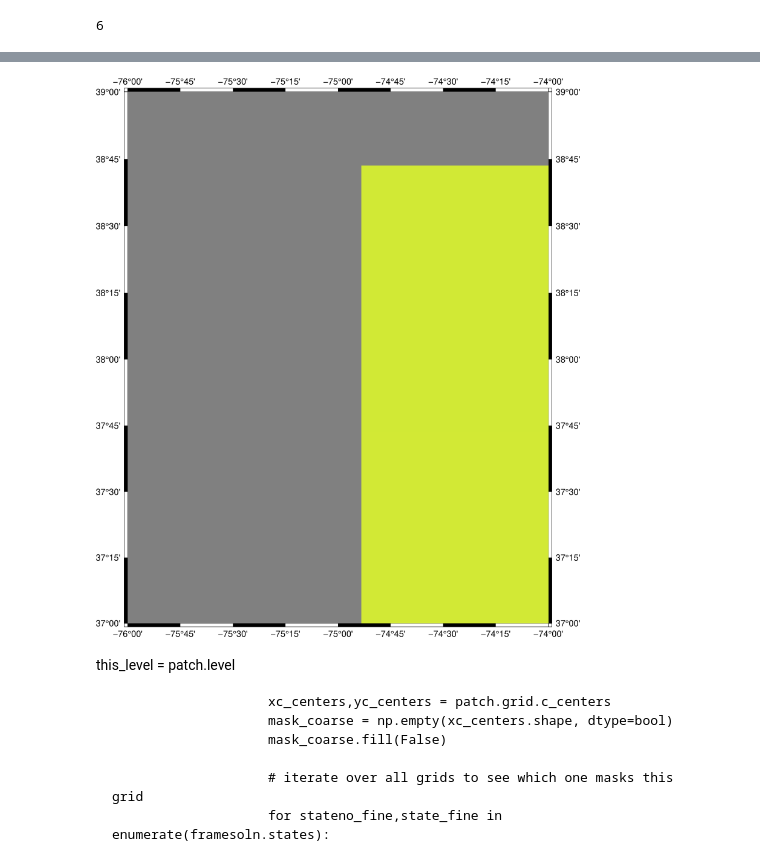
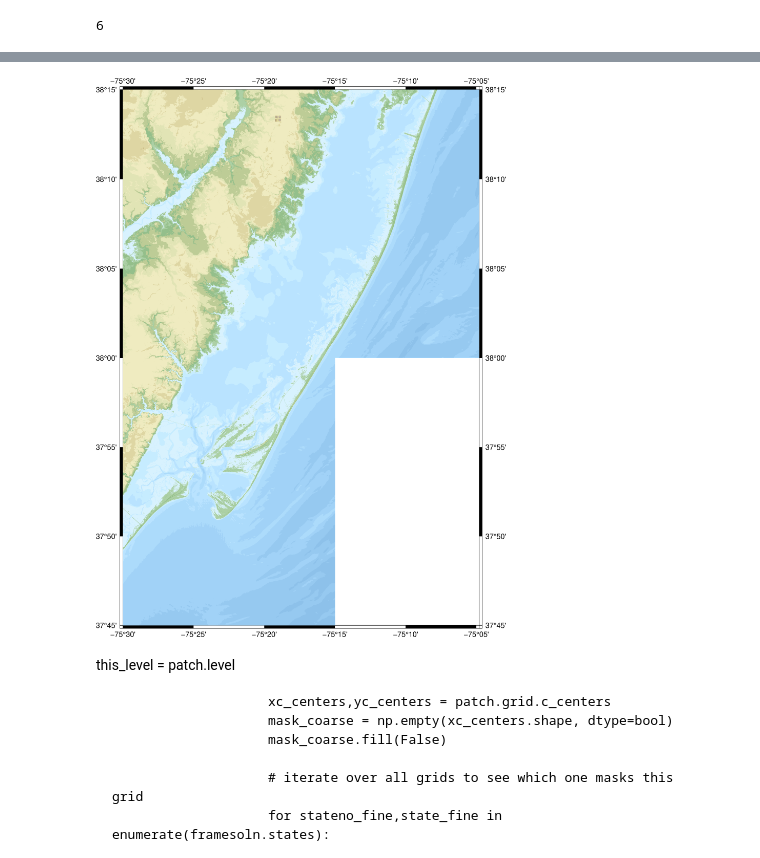
Before and after one commit to cjeffr/BarrierIslandBreachv1, a Jupyter notebook: fort.q_plotting.ipynb, the cells around one changed output, grey strips where cells are left out. Drawn from its saved outputs; the diff is of its cells as text; code cells hidden in the pictures.

```diff
--- a/fort.q_plotting.ipynb
+++ b/fort.q_plotting.ipynb
@@ -1,13 +0,0 @@
-# %%
-from IPython.core.display import display, HTML
-display(HTML("<style>.container { width:95% !important; }</style>"))
-%pylab inline
-pylab.rcParams['figure.figsize'] = (15.0, 10.0)
-matplotlib.rcParams.update({'font.size': 25,'legend.fontsize':22})#,'font.family': 'serif'})
-import os
-#os.environ['PROJ_LIB'] = '/home/weiszr/anaconda3/share/proj'
-from clawpack.visclaw.JSAnimation import IPython_display
-import clawpack.visclaw.JSAnimation.JSAnimation_frametools as J
-from clawpack.clawutil import nbtools
-import clawpack.visclaw.JSAnimation.JSAnimation_frametools as J
-from IPython.display import Image
@@ -43,0 +35,8 @@ Attributes:
+# %%
+for i in range(4):
+    [patch_dict, water,h,X,Y,eta]=water_level(i)
+    plt.figure()
+    plt.scatter(X,Y,c=water,s=100,cmap=plt.get_cmap('coolwarm'))
+    plt.clim(-0.1,0.1)
+    plt.colorbar()
+    plt.show()
@@ -61,14 +76,14 @@ for stateno, state in enumerate(x.states):
     yc = Yc[0,:]
     h = state.q[0,:,:]
     eta = state.q[3,:,:]
-    topo = eta - h
-    # water = np.ma.masked_where(h <= drytol_default, eta)
-    water = eta
-    ind=np.where(h<=drytol_default)
-    nan_index = np.where(eta <=.001)
-    water[ind]=np.nan
+#     topo = eta - h
+#     # water = np.ma.masked_where(h <= drytol_default, eta)
+#     water = eta
+#     ind=np.where(h<=drytol_default)
+#     nan_index = np.where(eta <=.001)
+#     water[ind]=np.nan
 
-    land = np.ma.masked_where(h > drytol_default, eta)
+#     land = np.ma.masked_where(h > drytol_default, eta)
     long=Xc[:,0]
     lat = Yc[0]
     patch_dict[stateno] = {"lat": lat, 'long':long, 'eta':eta}
@@ -119,18 +156,19 @@ len(patches)
 6
 # %%
 fig = pygmt.Figure()
-fig.basemap(region=[-76.0, -74.0, 37., 39.0], projection='M8i',frame='a')
+fig.basemap(region=[-75.5, -75.08, 37.75, 38.25], projection='M8i',frame='a')
 path = 'chincoteague'
 file = os.path.join(path,'ncei19_n38x00_w075x50_2019v1.grd' )
 file2 = os.path.join(path, 'ncei19_n38x25_w075x50_2019v1.grd')
 file3 = os.path.join(path, 'ncei19_n38x25_w075x25_2019v1.grd')
 
-# pygmt.makecpt(series=[-50, 50], cmap='wiki-france')
+pygmt.makecpt(series=[-50, 50], cmap='wiki-france')
 
 fig.grdimage(file)
 fig.grdimage(file2)
 fig.grdimage(file3)
 
+pygmt.makecpt(series=[-.5, .5], cmap='polar')
 # fig.basemap(region=[-75.5, -75.08, 37.80, 38.25], projection='M8i',frame='a')
 # fig.grdimage('/mnt/c/Projects/barrier_island/bathy/synthetic_island.tt3')
 for patch in patch_dict:
@@ -147,7 +185,7 @@ for patch in patch_dict:
     da=xr.DataArray(data=df.T)
 
 #     print(np.isnan(eta).any())
-    fig.grdimage(da)
+    fig.grdcontour(da)
 fig.show()
 # da
 # fig.grdimage(da)
@@ -168,4 +209,4 @@ grdimage [WARNING]: No grid or image inside plot domain
-[figure, old version]
+[figure, new version]
 # %% [markdown]
 this_level = patch.level
 
```
Also changed, not shown: parts of 12 cells of this notebook.
